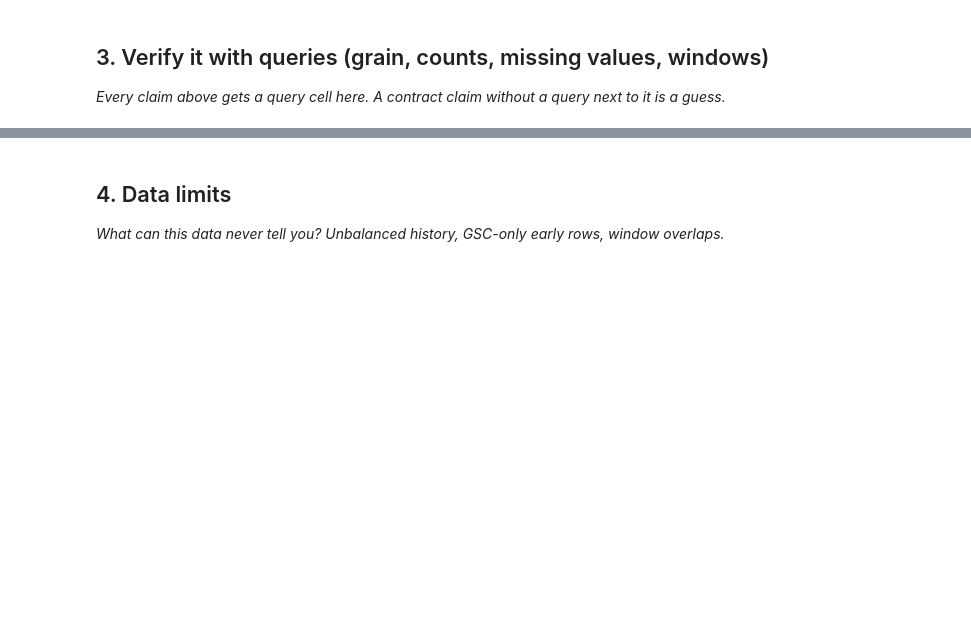
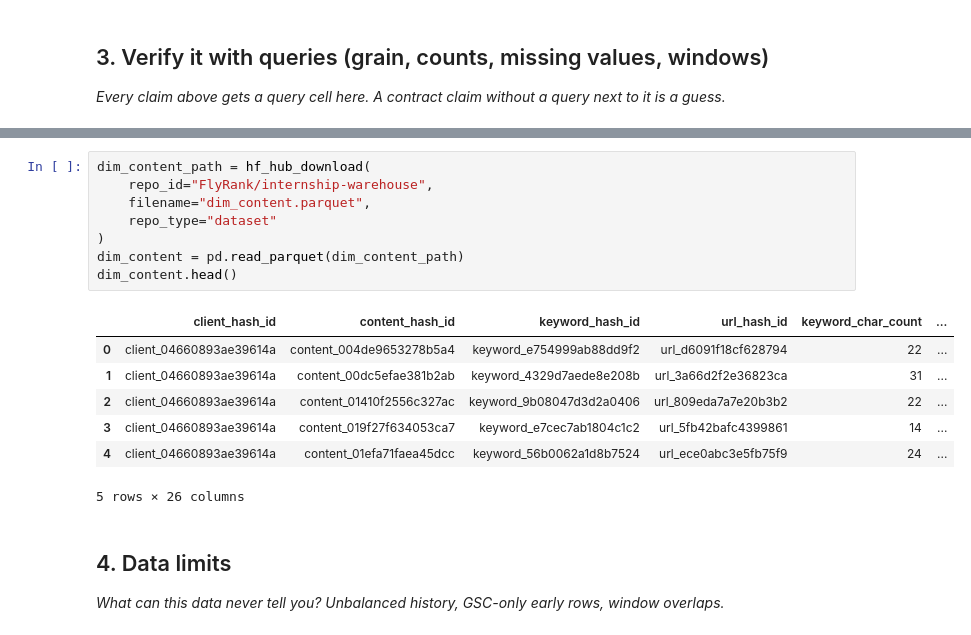
Before and after one commit to Aiman-Naheed-Iqbal/ML-Internship, a Jupyter notebook: work/notebooks/w03_data_contract.ipynb, the cells around one changed output, grey strips where cells are left out. Saved outputs shown, nothing was run; the diff lists cells and outputs as text; blank space fills up the shorter version.

```diff
--- a/work/notebooks/w03_data_contract.ipynb
+++ b/work/notebooks/w03_data_contract.ipynb
@@ -30,3 +72,19 @@ This skeleton is yours to fill. Work the sections **in order** — each one has
+# %%
+dim_content_path = hf_hub_download(
+    repo_id="FlyRank/internship-warehouse",
+    filename="dim_content.parquet",
+    repo_type="dataset"
+)
+dim_content = pd.read_parquet(dim_content_path)
+dim_content.head()
+# %% [output]
+|  | client_hash_id | content_hash_id | keyword_hash_id | url_hash_id | keyword_char_count | ... |
+| 0 | client_04660893ae39614a | content_004de9653278b5a4 | keyword_e754999ab88dd9f2 | url_d6091f18cf628794 | 22 | ... |
+| 1 | client_04660893ae39614a | content_00dc5efae381b2ab | keyword_4329d7aede8e208b | url_3a66d2f2e36823ca | 31 | ... |
+| 2 | client_04660893ae39614a | content_01410f2556c327ac | keyword_9b08047d3d2a0406 | url_809eda7a7e20b3b2 | 22 | ... |
+| 3 | client_04660893ae39614a | content_019f27f634053ca7 | keyword_e7cec7ab1804c1c2 | url_5fb42bafc4399861 | 14 | ... |
+| 4 | client_04660893ae39614a | content_01efa71faea45dcc | keyword_56b0062a1d8b7524 | url_ece0abc3e5fb75f9 | 24 | ... |
+5 rows × 26 columns
 # %% [markdown]
 ## 4. Data limits
 
```
Also changed, not shown: parts of 11 cells of this notebook.
